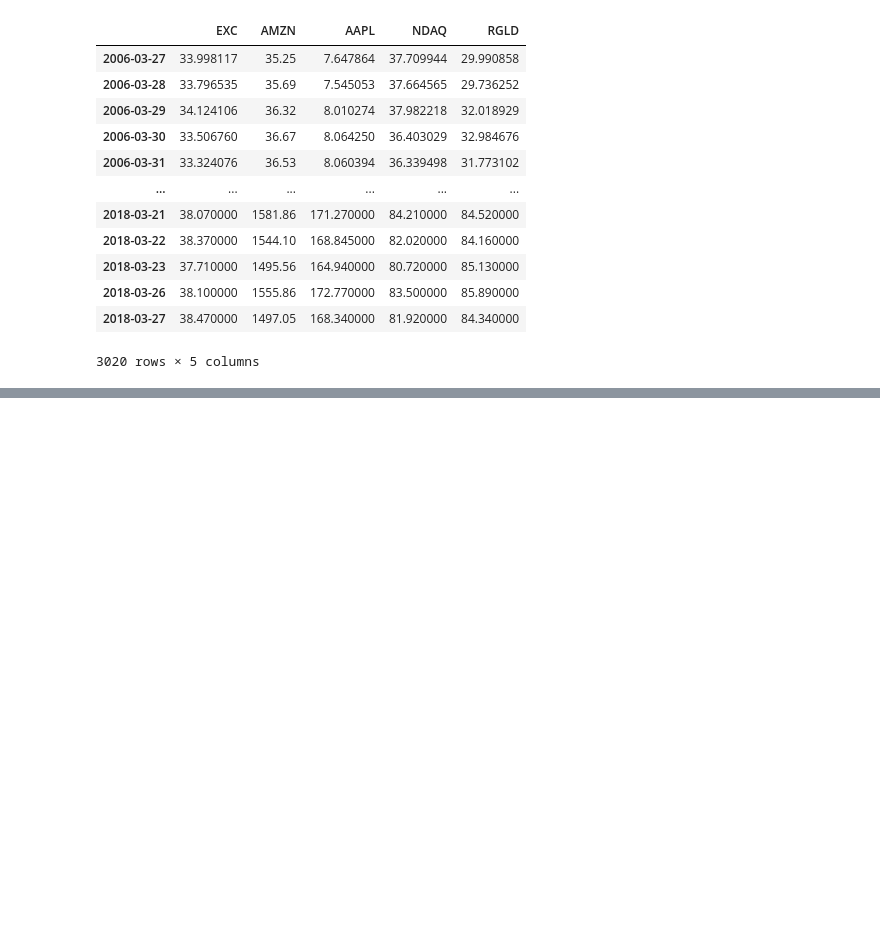
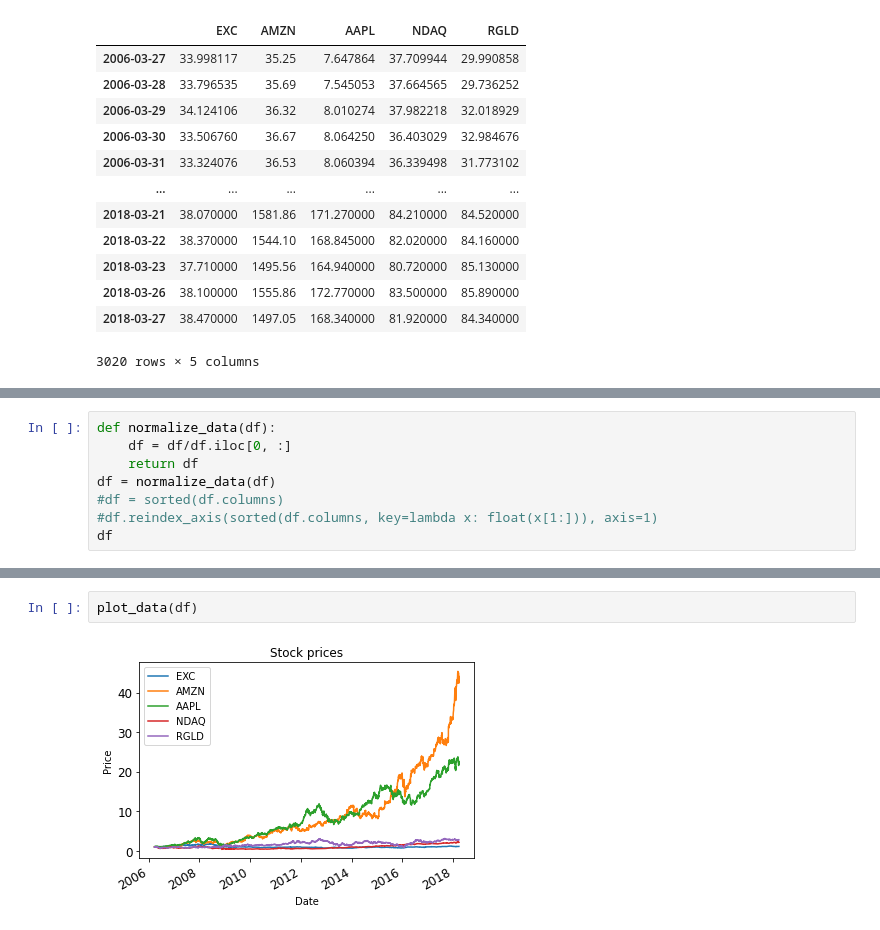
Before and after one commit to kavyakushnoor/stocks_machine_learning, a Jupyter notebook: stocks_ml/getData.ipynb, the cells around one changed output, grey strips where cells are left out. Cells and saved outputs as stored; diff of their text form; blank space fills up the shorter version.

```diff
--- a/stocks_ml/getData.ipynb
+++ b/stocks_ml/getData.ipynb
@@ -225,0 +239,8 @@ df
+# %%
+def normalize_data(df):
+    df = df/df.iloc[0, :]
+    return df
+df = normalize_data(df)
+#df = sorted(df.columns)
+#df.reindex_axis(sorted(df.columns, key=lambda x: float(x[1:])), axis=1)
+df
@@ -225,0 +261,4 @@ df
+# %%
+plot_data(df)
+# %% [output]
+[figure, added]
```
Also changed, not shown: parts of 6 cells of this notebook.
